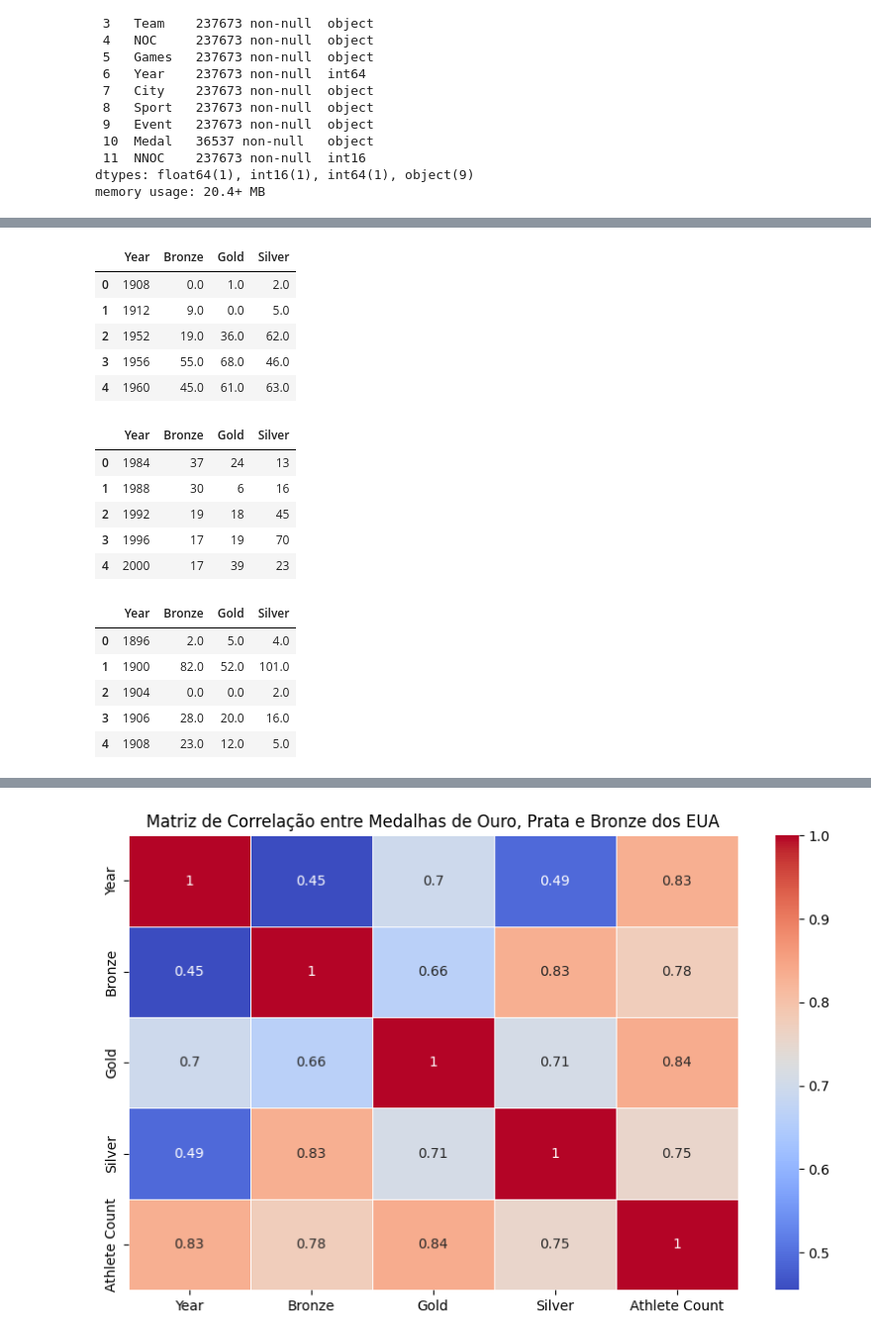
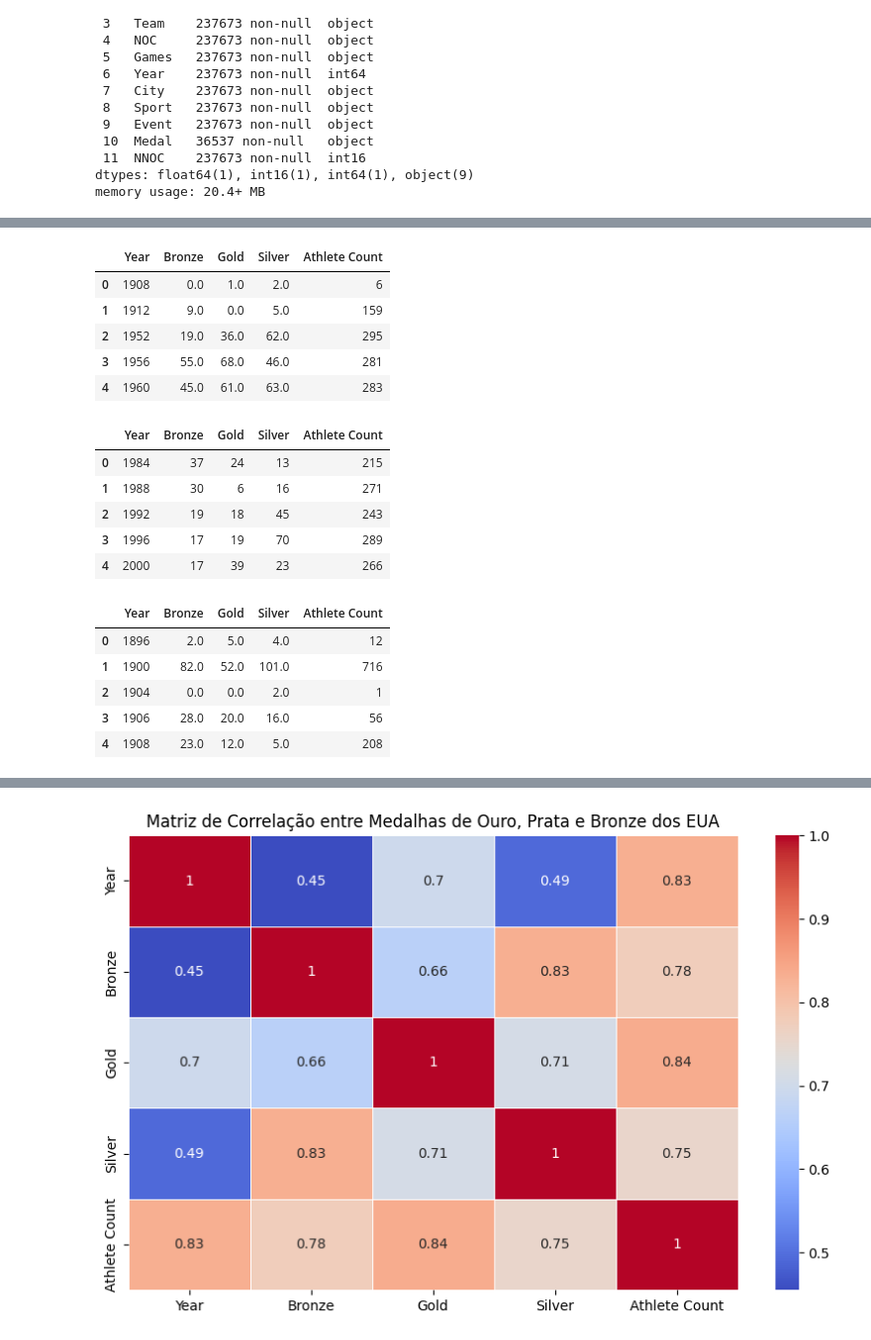
Before and after one commit to thiagonarcizo/formulacao-projetos, a Jupyter notebook: olimpiadas/tratamento.ipynb, the cells around one changed output, grey strips where cells are left out. Shown at 99% size. Cells and saved outputs as stored; diff of their text form; code cells hidden in the pictures.

```diff
--- a/olimpiadas/tratamento.ipynb
+++ b/olimpiadas/tratamento.ipynb
@@ -185,24 +183,36 @@ df_medalsUSA['Athlete Count'] = df_medalsUSA['Athlete Count'].astype(int)
 # %%
 #dataframe para a Rússia
 df_RUS = df[df['NOC'].isin(['RUS', 'EUN', 'URS', 'ROC'])]
 
 #contando cada tipo de medalha por ano
 df_medalsRUS = df_RUS.groupby('Year')['Medal'].value_counts().unstack().reset_index()
 
 #renomeando as colunas
 df_medalsRUS.columns = ['Year', 'Bronze', 'Gold', 'Silver']
 
 #preenchendo os valores nulos com 0
 df_medalsRUS.fillna(0, inplace=True)
 
+#filtra o df por ano e conta o número total de atletas por ano
+athlete_count_per_yearRUS = df_RUS.groupby('Year')['Name'].nunique().reset_index()
+
+#merge dos df
+df_medalsRUS = pd.merge(df_medalsRUS, athlete_count_per_yearRUS, on='Year')
+
+#renomeia a coluna
+df_medalsRUS.rename(columns={'Name': 'Athlete Count'}, inplace=True)
+
+#transforma em inteiro
+df_medalsRUS['Athlete Count'] = df_medalsRUS['Athlete Count'].astype(int)
+
 df_medalsRUS.head()
 # %% [output]
-|  | Year | Bronze | Gold | Silver |
-| 0 | 1908 | 0.0 | 1.0 | 2.0 |
-| 1 | 1912 | 9.0 | 0.0 | 5.0 |
-| 2 | 1952 | 19.0 | 36.0 | 62.0 |
-| 3 | 1956 | 55.0 | 68.0 | 46.0 |
-| 4 | 1960 | 45.0 | 61.0 | 63.0 |
+|  | Year | Bronze | Gold | Silver | Athlete Count |
+| 0 | 1908 | 0.0 | 1.0 | 2.0 | 6 |
+| 1 | 1912 | 9.0 | 0.0 | 5.0 | 159 |
+| 2 | 1952 | 19.0 | 36.0 | 62.0 | 295 |
+| 3 | 1956 | 55.0 | 68.0 | 46.0 | 281 |
+| 4 | 1960 | 45.0 | 61.0 | 63.0 | 283 |
 # %%
 #dataframe para a China
 df_CHN = df[df['NOC'] == 'CHN']
@@ -216,14 +226,26 @@ df_medalsCHN.columns = ['Year', 'Bronze', 'Gold', 'Silver']
 #preenchendo os valores nulos com 0
 df_medalsCHN.fillna(0, inplace=True)
 
+#filtra o df por ano e conta o número total de atletas por ano
+athlete_count_per_yearCHN = df_CHN.groupby('Year')['Name'].nunique().reset_index()
+
+#merge dos df
+df_medalsCHN = pd.merge(df_medalsCHN, athlete_count_per_yearCHN, on='Year')
+
+#renomeia a coluna
+df_medalsCHN.rename(columns={'Name': 'Athlete Count'}, inplace=True)
+
+#transforma em inteiro
+df_medalsCHN['Athlete Count'] = df_medalsCHN['Athlete Count'].astype(int)
+
 df_medalsCHN.head()
 # %% [output]
-|  | Year | Bronze | Gold | Silver |
-| 0 | 1984 | 37 | 24 | 13 |
-| 1 | 1988 | 30 | 6 | 16 |
-| 2 | 1992 | 19 | 18 | 45 |
-| 3 | 1996 | 17 | 19 | 70 |
-| 4 | 2000 | 17 | 39 | 23 |
+|  | Year | Bronze | Gold | Silver | Athlete Count |
+| 0 | 1984 | 37 | 24 | 13 | 215 |
+| 1 | 1988 | 30 | 6 | 16 | 271 |
+| 2 | 1992 | 19 | 18 | 45 | 243 |
+| 3 | 1996 | 17 | 19 | 70 | 289 |
+| 4 | 2000 | 17 | 39 | 23 | 266 |
 # %%
 #dataframe para a França
 df_FRA = df[df['NOC'] == 'FRA']
@@ -237,14 +259,26 @@ df_medalsFRA.columns = ['Year', 'Bronze', 'Gold', 'Silver']
 #preenchendo os valores nulos com 0
 df_medalsFRA.fillna(0, inplace=True)
 
+#filtra o df por ano e conta o número total de atletas por ano
+athlete_count_per_yearFRA = df_FRA.groupby('Year')['Name'].nunique().reset_index()
+
+#merge dos df
+df_medalsFRA = pd.merge(df_medalsFRA, athlete_count_per_yearFRA, on='Year')
+
+#renomeia a coluna
+df_medalsFRA.rename(columns={'Name': 'Athlete Count'}, inplace=True)
+
+#transforma em inteiro
+df_medalsFRA['Athlete Count'] = df_medalsFRA['Athlete Count'].astype(int)
+
 df_medalsFRA.head()
 # %% [output]
-|  | Year | Bronze | Gold | Silver |
-| 0 | 1896 | 2.0 | 5.0 | 4.0 |
-| 1 | 1900 | 82.0 | 52.0 | 101.0 |
-| 2 | 1904 | 0.0 | 0.0 | 2.0 |
-| 3 | 1906 | 28.0 | 20.0 | 16.0 |
-| 4 | 1908 | 23.0 | 12.0 | 5.0 |
+|  | Year | Bronze | Gold | Silver | Athlete Count |
+| 0 | 1896 | 2.0 | 5.0 | 4.0 | 12 |
+| 1 | 1900 | 82.0 | 52.0 | 101.0 | 716 |
+| 2 | 1904 | 0.0 | 0.0 | 2.0 | 1 |
+| 3 | 1906 | 28.0 | 20.0 | 16.0 | 56 |
+| 4 | 1908 | 23.0 | 12.0 | 5.0 | 208 |
 # %%
 #dataframe para o Reino Unido
 df_GBR = df[df['NOC'] == 'GBR']
```
Also changed, not shown: parts of 20 cells of this notebook.
